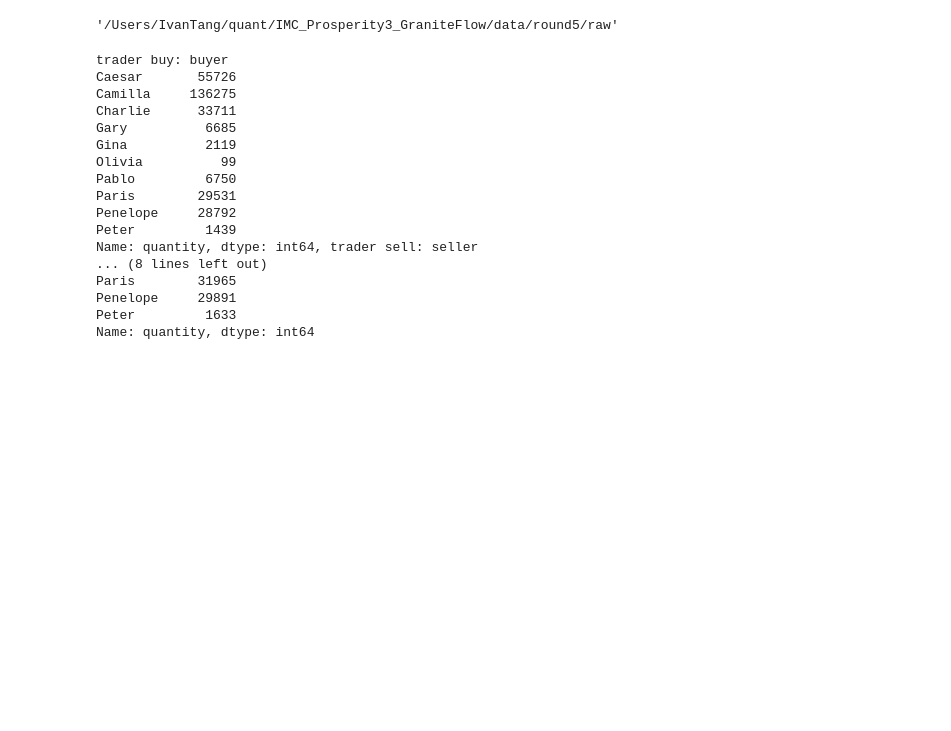
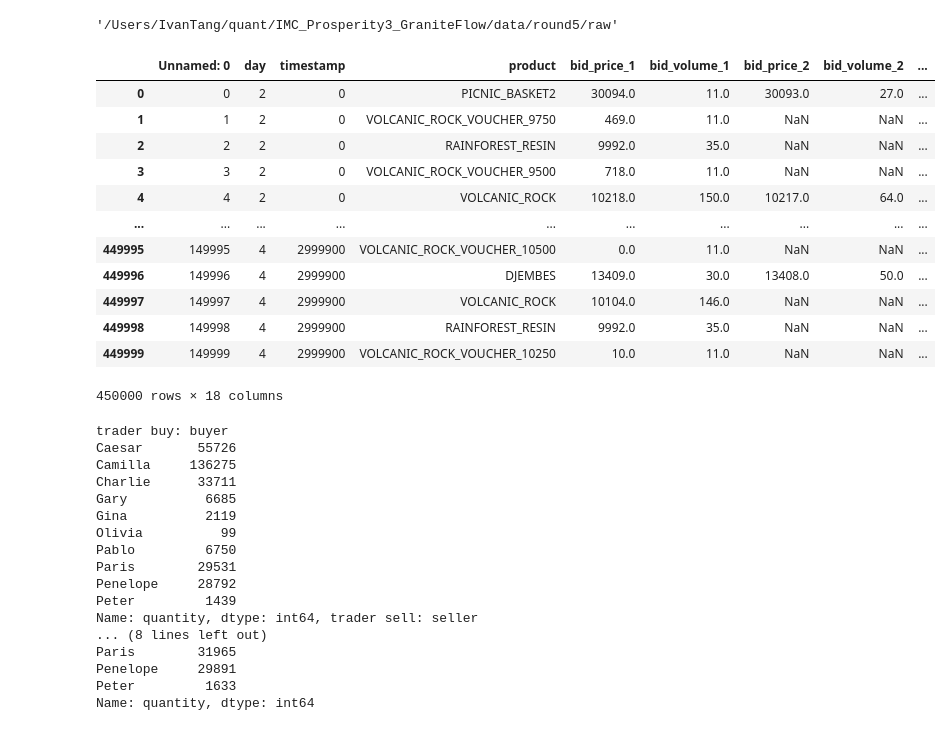
Before and after one commit to IMC-Prosperity-Granite-Flow/IMC_Prosperity3_GraniteFlow, a Jupyter notebook: src/analysis/round5/trade.ipynb, the cells around one changed output. Cells and saved outputs as stored; diff of their text form; code cells hidden in the pictures; blank space fills up the shorter version.

```diff
--- a/src/analysis/round5/trade.ipynb
+++ b/src/analysis/round5/trade.ipynb
@@ -24,6 +24,22 @@ traders
 # %%
 df1 = pd.read_csv('prices.csv')
 df2 = pd.read_csv('trades.csv')
+# %%
+df1
+# %% [output]
+|  | Unnamed: 0 | day | timestamp | product | bid_price_1 | bid_volume_1 | bid_price_2 | bid_volume_2 | ... |
+| 0 | 0 | 2 | 0 | PICNIC_BASKET2 | 30094.0 | 11.0 | 30093.0 | 27.0 | ... |
+| 1 | 1 | 2 | 0 | VOLCANIC_ROCK_VOUCHER_9750 | 469.0 | 11.0 | NaN | NaN | ... |
+| 2 | 2 | 2 | 0 | RAINFOREST_RESIN | 9992.0 | 35.0 | NaN | NaN | ... |
+| 3 | 3 | 2 | 0 | VOLCANIC_ROCK_VOUCHER_9500 | 718.0 | 11.0 | NaN | NaN | ... |
+| 4 | 4 | 2 | 0 | VOLCANIC_ROCK | 10218.0 | 150.0 | 10217.0 | 64.0 | ... |
+| ... | ... | ... | ... | ... | ... | ... | ... | ... | ... |
+| 449995 | 149995 | 4 | 2999900 | VOLCANIC_ROCK_VOUCHER_10500 | 0.0 | 11.0 | NaN | NaN | ... |
+| 449996 | 149996 | 4 | 2999900 | DJEMBES | 13409.0 | 30.0 | 13408.0 | 50.0 | ... |
+| 449997 | 149997 | 4 | 2999900 | VOLCANIC_ROCK | 10104.0 | 146.0 | NaN | NaN | ... |
+| 449998 | 149998 | 4 | 2999900 | RAINFOREST_RESIN | 9992.0 | 35.0 | NaN | NaN | ... |
+| 449999 | 149999 | 4 | 2999900 | VOLCANIC_ROCK_VOUCHER_10250 | 10.0 | 11.0 | NaN | NaN | ... |
+450000 rows × 18 columns
 # %%
 #计算每个trader的交易量
 trader_buy = df2.groupby('buyer')['quantity'].sum()
```
Also changed, not shown: parts of 6 cells of this notebook, 2 other files.
